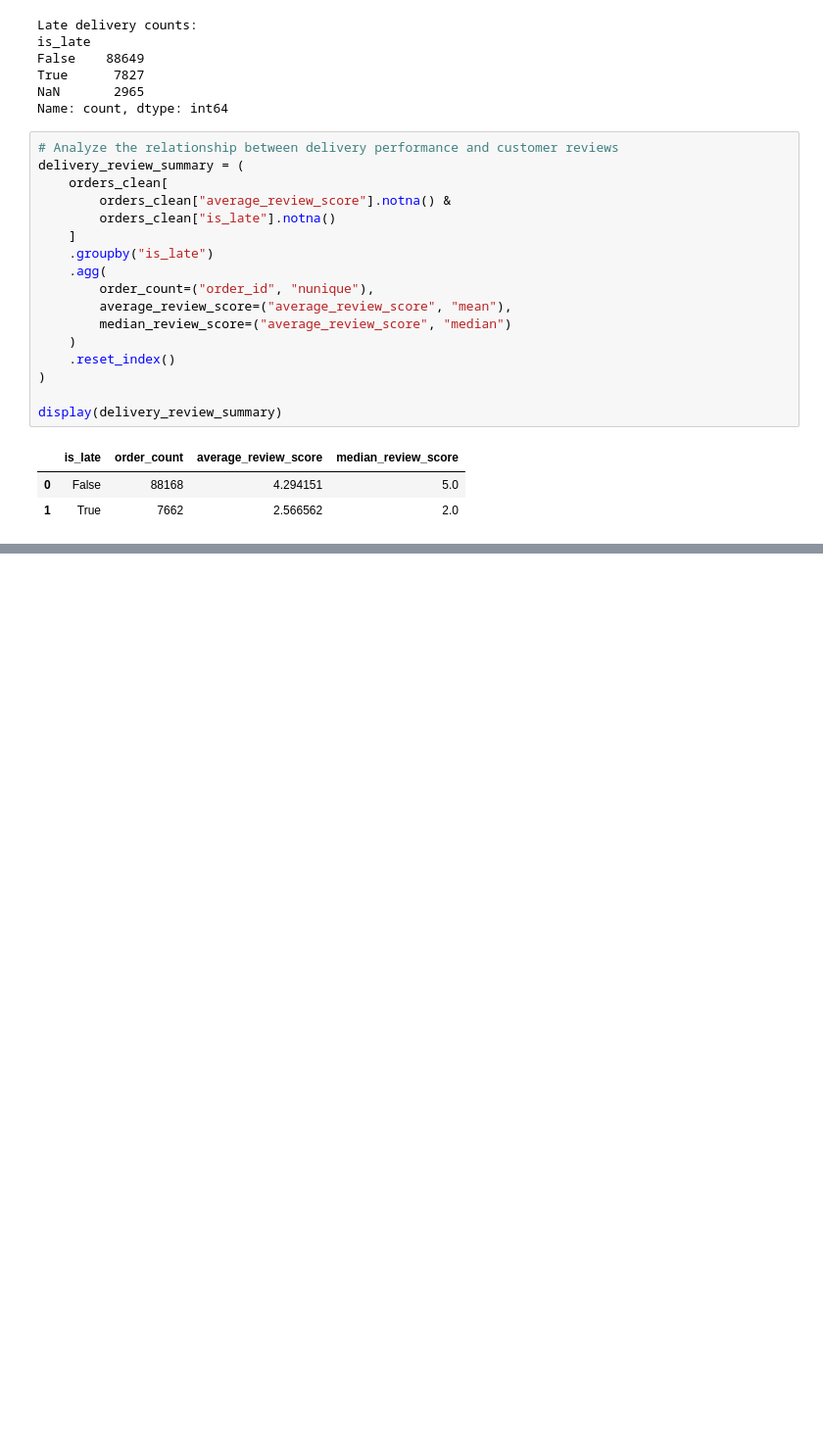
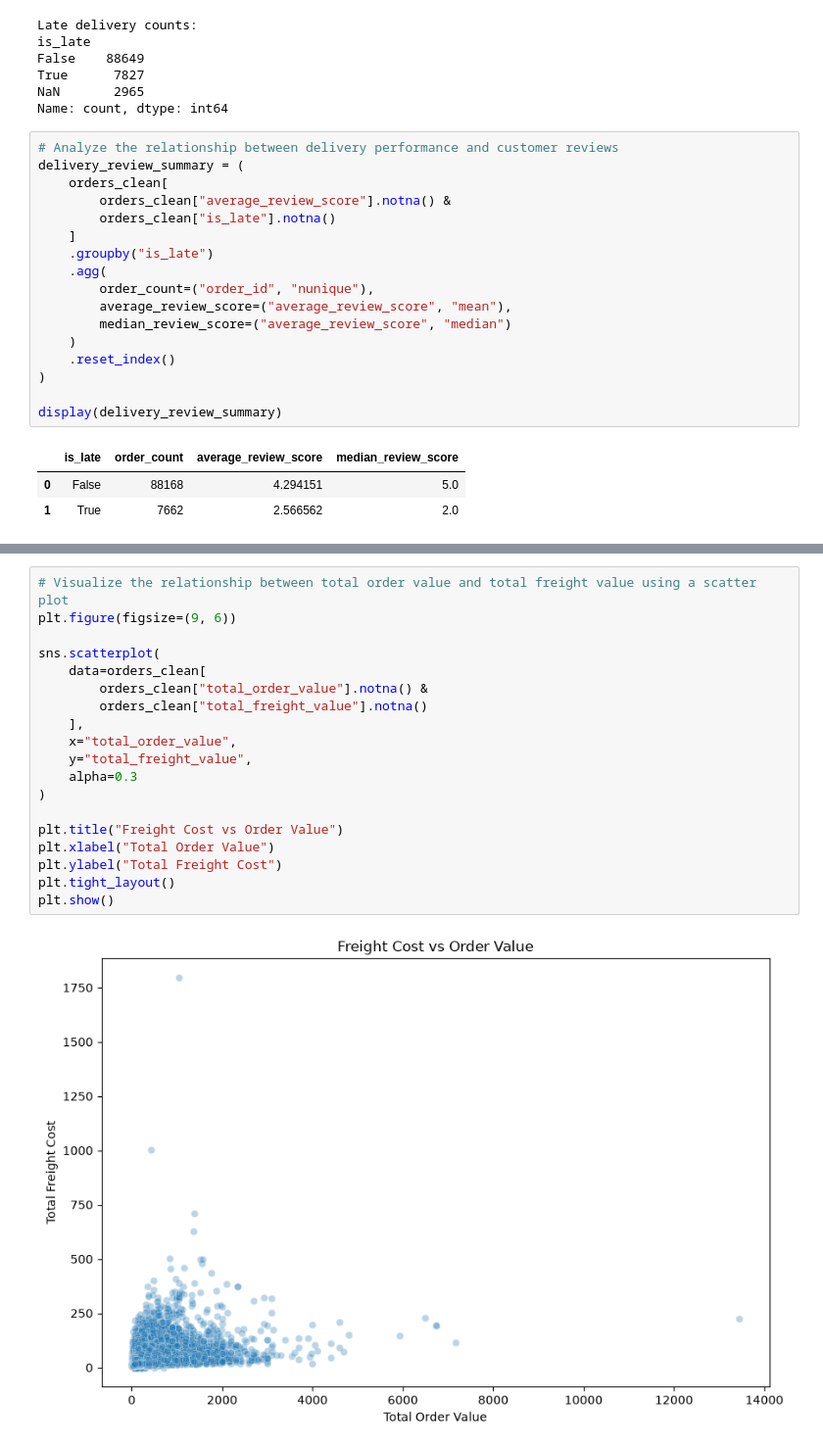
Before and after one commit to kartikeysharma2645/Real-World-Dataset-Analysis, a Jupyter notebook: notebook/real_world_dataset_analysis.ipynb, the cells around one changed output, grey strips where cells are left out. Shown at 98% size. Saved outputs shown, nothing was run; the diff lists cells and outputs as text; blank space fills up the shorter version.

```diff
--- a/notebook/real_world_dataset_analysis.ipynb
+++ b/notebook/real_world_dataset_analysis.ipynb
@@ -1298,0 +1398,21 @@ display(delivery_review_summary)
+# %%
+# Visualize the relationship between total order value and total freight value using a scatter plot
+plt.figure(figsize=(9, 6))
+
+sns.scatterplot(
+    data=orders_clean[
+        orders_clean["total_order_value"].notna() &
+        orders_clean["total_freight_value"].notna()
+    ],
+    x="total_order_value",
+    y="total_freight_value",
+    alpha=0.3
+)
+
+plt.title("Freight Cost vs Order Value")
+plt.xlabel("Total Order Value")
+plt.ylabel("Total Freight Cost")
+plt.tight_layout()
+plt.show()
+# %% [output]
+[figure, added]
```
Also changed, not shown: parts of 15 cells of this notebook.
